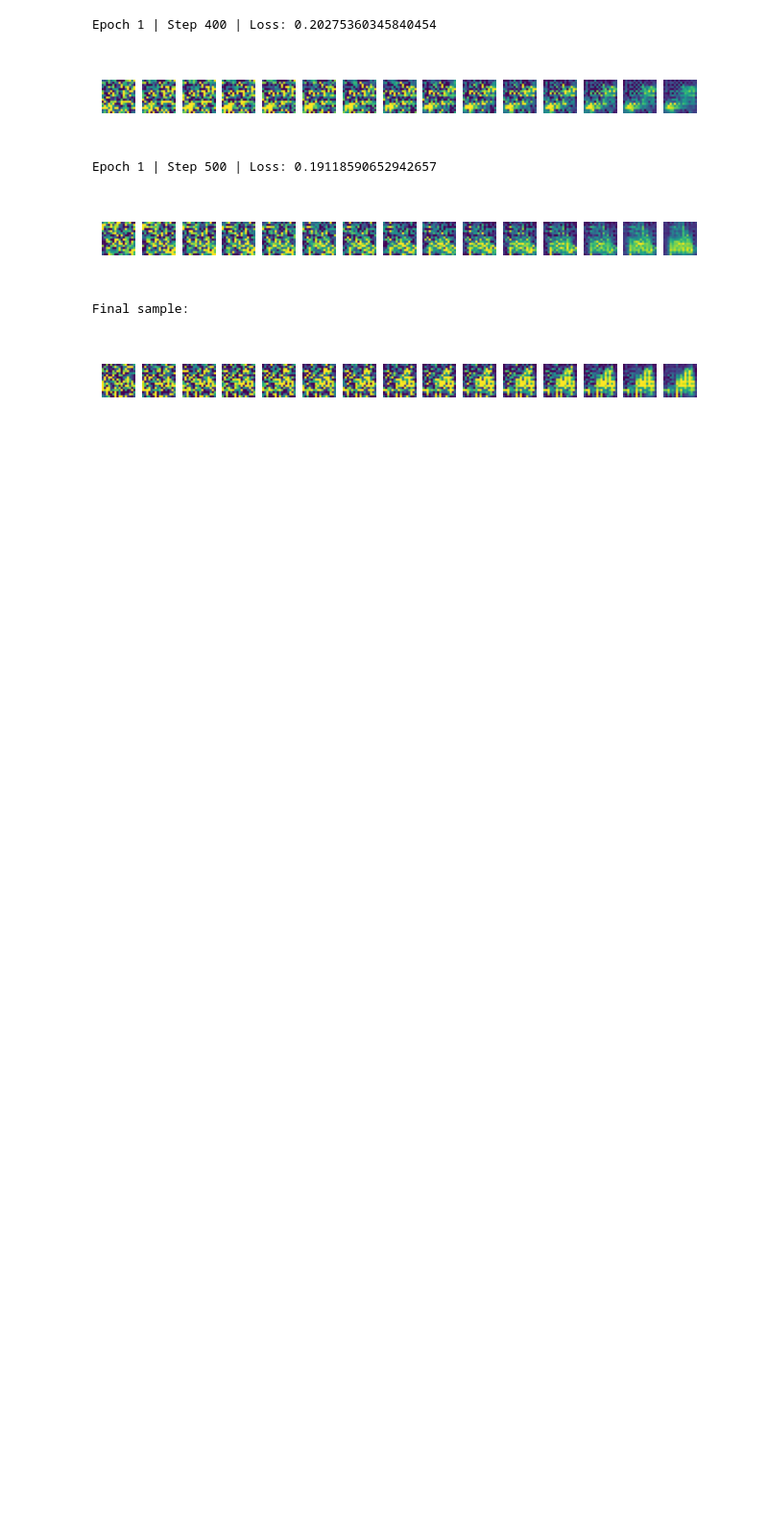
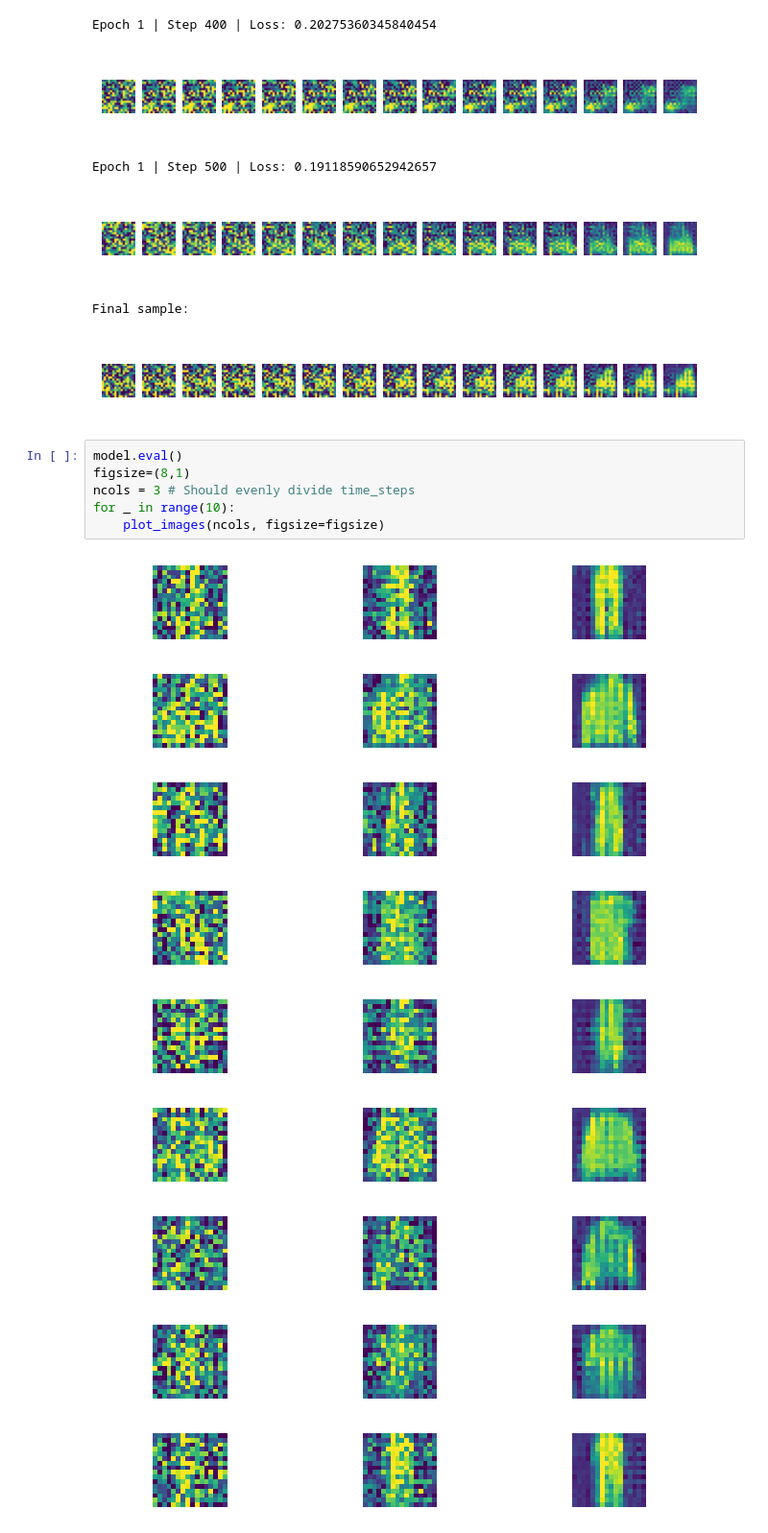
Before and after one commit to bcrohit/stable-diffusion, a Jupyter notebook: Denosing.ipynb, the cells around one changed output. Shown at 96% size. Cells and saved outputs as stored; diff of their text form; blank space fills up the shorter version.

```diff
--- a/Denosing.ipynb
+++ b/Denosing.ipynb
@@ -346,3 +346,19 @@ Epoch 1 | Step 500 | Loss: 0.19118590652942657
 [figure]
 Final sample:
 [figure]
+# %%
+model.eval()
+figsize=(8,1)
+ncols = 3 # Should evenly divide time_steps
+for _ in range(10):
+    plot_images(ncols, figsize=figsize)
+# %% [output]
+[figure, added]
+[figure, added]
+[figure, added]
+[figure, added]
+[figure, added]
+[figure, added]
+[figure, added]
+[figure, added]
+[figure, added]
```
Also changed, not shown: parts of 1 cell of this notebook.
